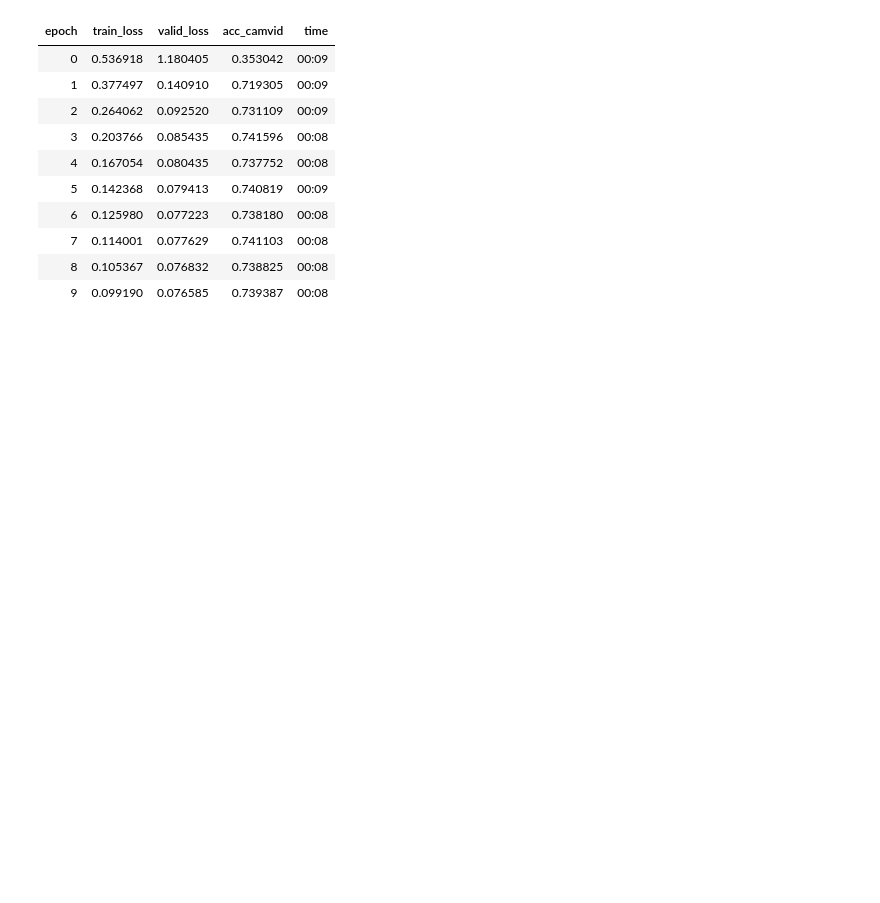
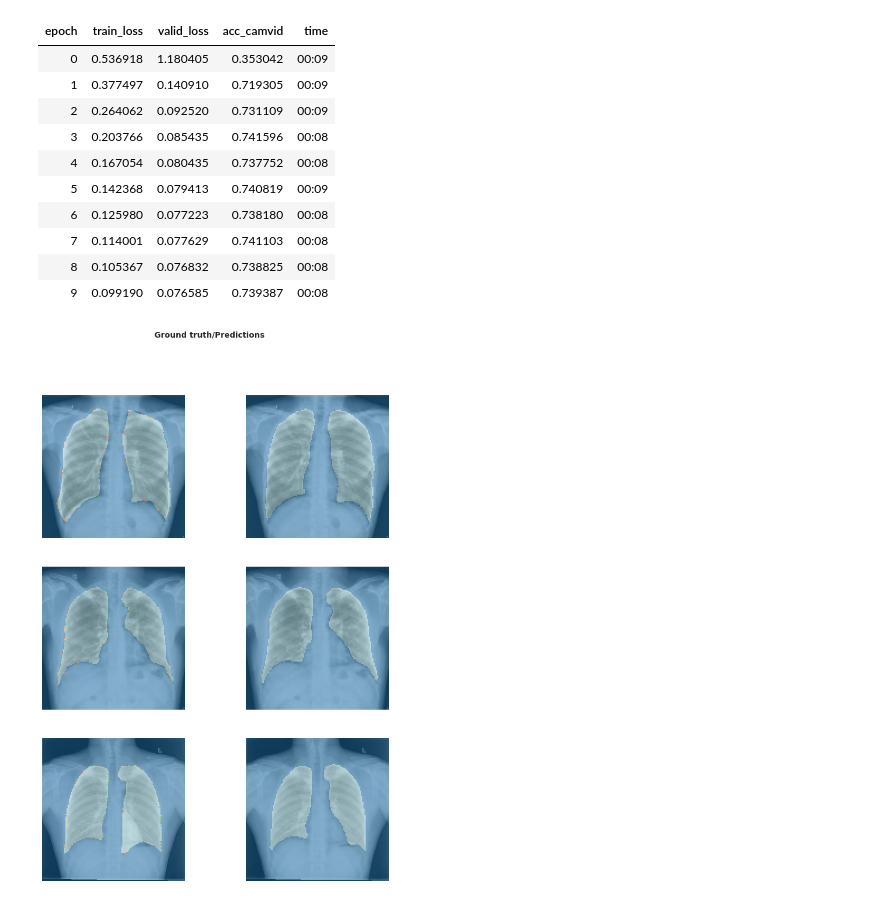
Before and after one commit to shadab4150/X_Ray_Covid_19_pnemonia_detection_lung_segmentation, a Jupyter notebook: chest_xray_segmentation_lungs.ipynb, the cells around one changed output. Saved outputs shown, nothing was run; the diff lists cells and outputs as text; code cells hidden in the pictures; blank space fills up the shorter version.

```diff
--- a/chest_xray_segmentation_lungs.ipynb
+++ b/chest_xray_segmentation_lungs.ipynb
@@ -104,5 +110,7 @@ gc.collect()
+# %%
+lr =1e-3
 # %%
-learn.fit_one_cycle(10, slice(1e-3) )
+learn.fit_one_cycle(10, slice(lr) )
 # %% [output]
 | epoch | train_loss | valid_loss | acc_camvid | time |
 | 0 | 0.536918 | 1.180405 | 0.353042 | 00:09 |
@@ -115,3 +123,7 @@ learn.fit_one_cycle(10, slice(1e-3) )
 | 7 | 0.114001 | 0.077629 | 0.741103 | 00:08 |
 | 8 | 0.105367 | 0.076832 | 0.738825 | 00:08 |
 | 9 | 0.099190 | 0.076585 | 0.739387 | 00:08 |
+# %%
+learn.show_results(rows=3, figsize=(12,16))
+# %% [output]
+[figure, added]
```
Also changed, not shown: parts of 20 cells of this notebook.
